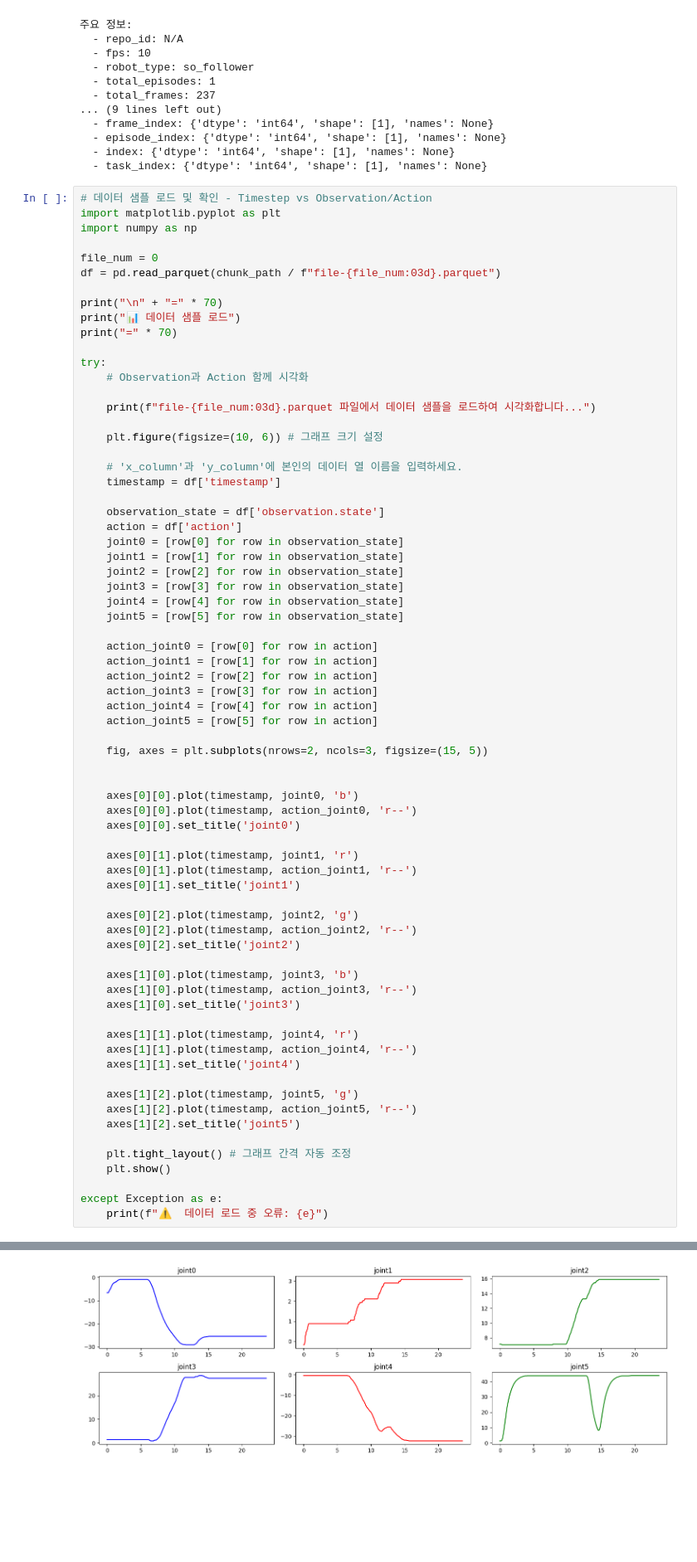
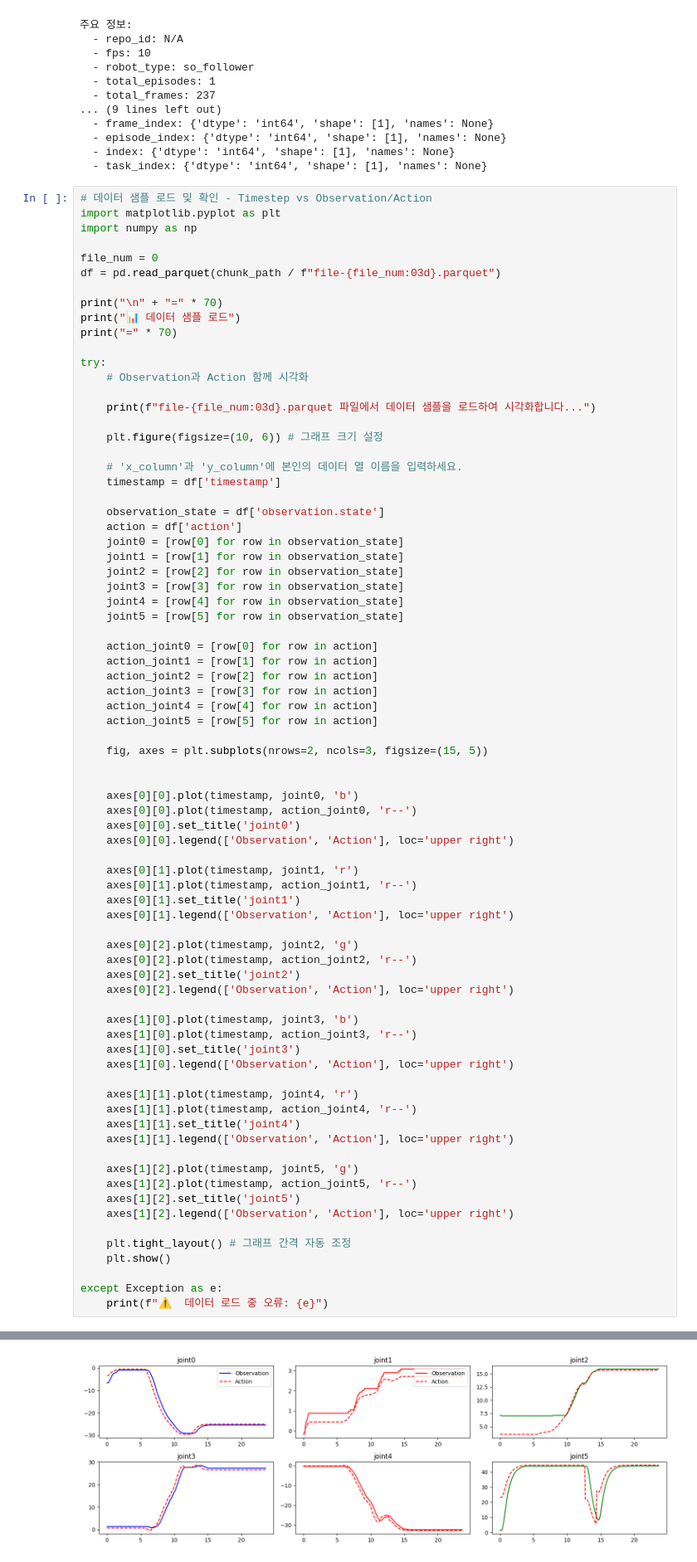
Before and after one commit to yun072400/xlerobot_vr_control, a Jupyter notebook: examples/demo_verification.ipynb, the cells around one changed output, grey strips where cells are left out. Shown at 83% size. Saved outputs shown, nothing was run; the diff lists cells and outputs as text; blank space fills up the shorter version.

Commit message:
Fix: plot both action and observation

```diff
--- a/examples/demo_verification.ipynb
+++ b/examples/demo_verification.ipynb
@@ -171,39 +171,45 @@ try:
     axes[0][0].plot(timestamp, joint0, 'b')
     axes[0][0].plot(timestamp, action_joint0, 'r--')
     axes[0][0].set_title('joint0')
+    axes[0][0].legend(['Observation', 'Action'], loc='upper right')
 
     axes[0][1].plot(timestamp, joint1, 'r')
     axes[0][1].plot(timestamp, action_joint1, 'r--')
     axes[0][1].set_title('joint1')
+    axes[0][1].legend(['Observation', 'Action'], loc='upper right')
 
     axes[0][2].plot(timestamp, joint2, 'g')
     axes[0][2].plot(timestamp, action_joint2, 'r--')
     axes[0][2].set_title('joint2')
+    axes[0][2].legend(['Observation', 'Action'], loc='upper right')
 
     axes[1][0].plot(timestamp, joint3, 'b')
     axes[1][0].plot(timestamp, action_joint3, 'r--')
     axes[1][0].set_title('joint3')
+    axes[1][0].legend(['Observation', 'Action'], loc='upper right')
 
     axes[1][1].plot(timestamp, joint4, 'r')
     axes[1][1].plot(timestamp, action_joint4, 'r--')
     axes[1][1].set_title('joint4')
+    axes[1][1].legend(['Observation', 'Action'], loc='upper right')
 
     axes[1][2].plot(timestamp, joint5, 'g')
     axes[1][2].plot(timestamp, action_joint5, 'r--')
     axes[1][2].set_title('joint5')
+    axes[1][2].legend(['Observation', 'Action'], loc='upper right')
 
     plt.tight_layout() # 그래프 간격 자동 조정
     plt.show()
 
 except Exception as e:
     print(f"⚠️  데이터 로드 중 오류: {e}")
 # %% [output]
 ======================================================================
 📊 데이터 샘플 로드
 ======================================================================
 file-000.parquet 파일에서 데이터 샘플을 로드하여 시각화합니다...
 <Figure size 1000x600 with 0 Axes>
-[figure, old version]
+[figure, new version]
 # %%
 # 파일의 첫 번째 행에서 이미지 데이터 가져오기
 file_num = 0    # 파일 번호
```
Also changed, not shown: 1 other file.
